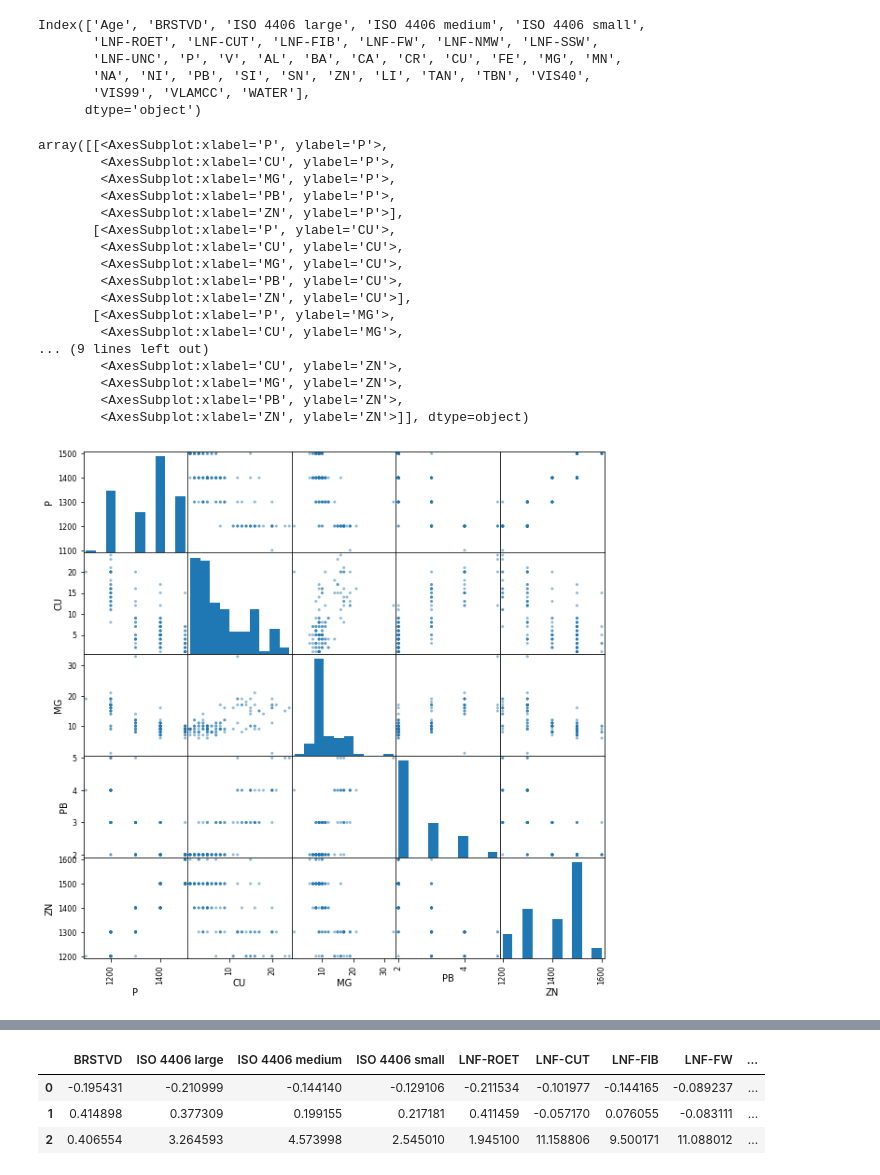
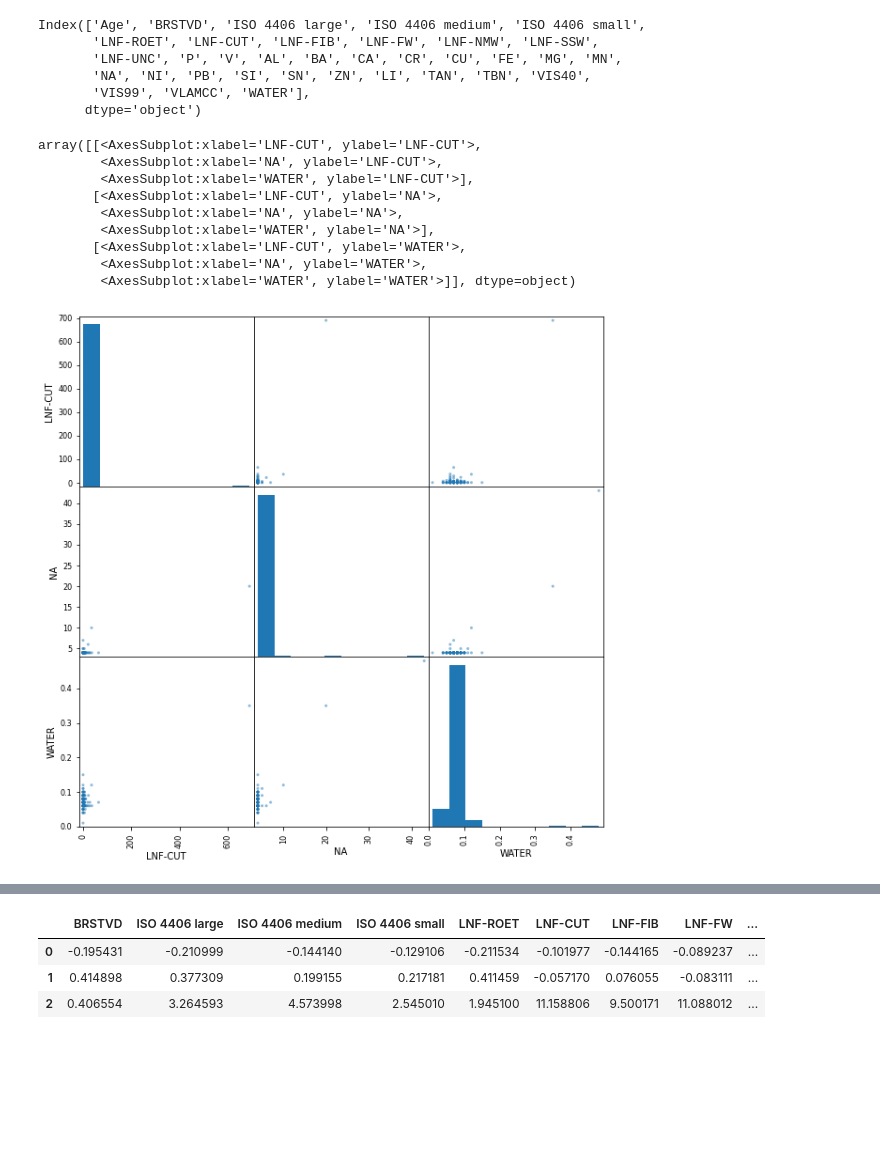
Before and after one commit to chrisrijsdijk/RAMS, a Jupyter notebook: notebook/Oilanalysis_kmeans.ipynb, the cells around one changed output, grey strips where cells are left out. Drawn from its saved outputs; the diff is of its cells as text; code cells hidden in the pictures; blank space fills up the shorter version.

```diff
--- a/notebook/Oilanalysis_kmeans.ipynb
+++ b/notebook/Oilanalysis_kmeans.ipynb
@@ -23,9 +34,9 @@ df = pd.read_csv("https://raw.githubusercontent.com/chrisrijsdijk/RAMS/master/da
 # causal effects of the columns that just contain one value remain invisible "ceteris paribus"
 # check for outliers and explain them eventually
 
-#for col in df.columns:
-#    try:
-#        df[col] = pd.to_numeric(df[col])
-#        df.hist(column=col)
-#    except ValueError:
-#        print("The column "+col+' can not be represented as a histogram')
+for col in df.columns:
+    try:
+        df[col] = pd.to_numeric(df[col])
+        df.hist(column=col)
+    except ValueError:
+        print("The column "+col+' can not be represented as a histogram')
@@ -50,36 +75,28 @@ Index(['Age', 'BRSTVD', 'ISO 4406 large', 'ISO 4406 medium', 'ISO 4406 small',
 # %%
 # expand some of the stronger linear dependencies in scatterplots
 
 #pd.plotting.scatter_matrix(df.iloc[:,2:5],figsize=(10,10)) #plot the ISO4406 measurements
 #pd.plotting.scatter_matrix(df.iloc[:,6:12],figsize=(10,10)) #plot the LNF measurements
-#pd.plotting.scatter_matrix(df.iloc[:,[6,22,34]],figsize=(10,10)) #show that Na, Water correlates with LNF due to the outlier
+pd.plotting.scatter_matrix(df.iloc[:,[6,22,34]],figsize=(10,10)) #show that Na, Water correlates with LNF due to the outlier
 #pd.plotting.scatter_matrix(df.iloc[:,[1,31,32,33]],figsize=(10,10)) #plot BRSTFVD,VISxx,VLAMCC
-pd.plotting.scatter_matrix(df.iloc[:,[12,18,20,24,27]],figsize=(10,10)) #plot P, Cu, Mg, Pb, Zn
+#pd.plotting.scatter_matrix(df.iloc[:,[12,18,20,24,27]],figsize=(10,10)) #plot P, Cu, Mg, Pb, Zn
 
 
 # 1-11 ['BRSTVD', 'ISO 4406 large', 'ISO 4406 medium', 'ISO 4406 small','LNF-ROET', 'LNF-CUT', 'LNF-FIB', 'LNF-FW', 'LNF-NMW', 'LNF-SSW',
 #12-21 'LNF-UNC', 'P', 'V', 'AL', 'BA', 'CA', 'CR', 'CU', 'FE', 'MG',
 #22-31 'MN', 'NA', 'NI', 'PB', 'SI', 'SN', 'ZN', 'LI', 'TAN', 'TBN', 'VIS40',
 #32-34 'VIS99', 'VLAMCC', 'WATER']
 # %% [output]
-array([[<AxesSubplot:xlabel='P', ylabel='P'>,
-        <AxesSubplot:xlabel='CU', ylabel='P'>,
-        <AxesSubplot:xlabel='MG', ylabel='P'>,
-        <AxesSubplot:xlabel='PB', ylabel='P'>,
-        <AxesSubplot:xlabel='ZN', ylabel='P'>],
-       [<AxesSubplot:xlabel='P', ylabel='CU'>,
-        <AxesSubplot:xlabel='CU', ylabel='CU'>,
-        <AxesSubplot:xlabel='MG', ylabel='CU'>,
-        <AxesSubplot:xlabel='PB', ylabel='CU'>,
-        <AxesSubplot:xlabel='ZN', ylabel='CU'>],
-       [<AxesSubplot:xlabel='P', ylabel='MG'>,
-        <AxesSubplot:xlabel='CU', ylabel='MG'>,
-... (9 lines left out)
-        <AxesSubplot:xlabel='CU', ylabel='ZN'>,
-        <AxesSubplot:xlabel='MG', ylabel='ZN'>,
-        <AxesSubplot:xlabel='PB', ylabel='ZN'>,
-        <AxesSubplot:xlabel='ZN', ylabel='ZN'>]], dtype=object)
+array([[<AxesSubplot:xlabel='LNF-CUT', ylabel='LNF-CUT'>,
+        <AxesSubplot:xlabel='NA', ylabel='LNF-CUT'>,
+        <AxesSubplot:xlabel='WATER', ylabel='LNF-CUT'>],
+       [<AxesSubplot:xlabel='LNF-CUT', ylabel='NA'>,
+        <AxesSubplot:xlabel='NA', ylabel='NA'>,
+        <AxesSubplot:xlabel='WATER', ylabel='NA'>],
+       [<AxesSubplot:xlabel='LNF-CUT', ylabel='WATER'>,
+        <AxesSubplot:xlabel='NA', ylabel='WATER'>,
+        <AxesSubplot:xlabel='WATER', ylabel='WATER'>]], dtype=object)
-[figure, old version]
+[figure, new version]
 # %%
 #perform k-means clustering to check for nonlinear dependencies among the df columns
 
```
Also changed, not shown: parts of 5 cells of this notebook, 2 other files.
